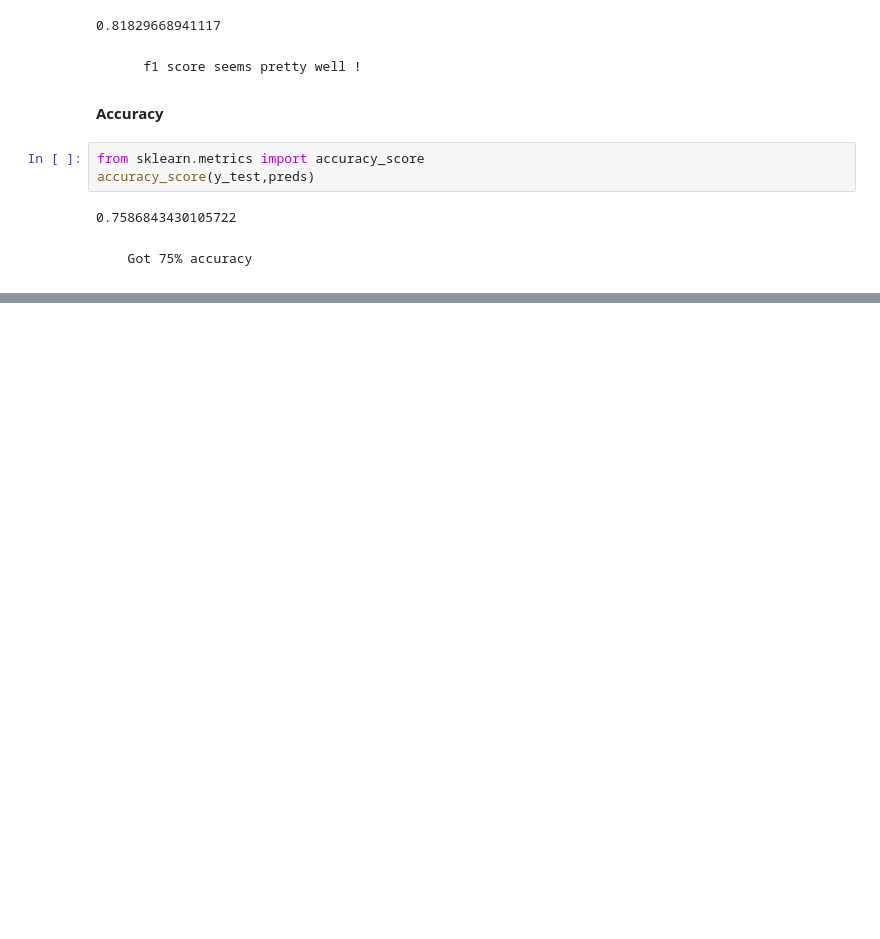
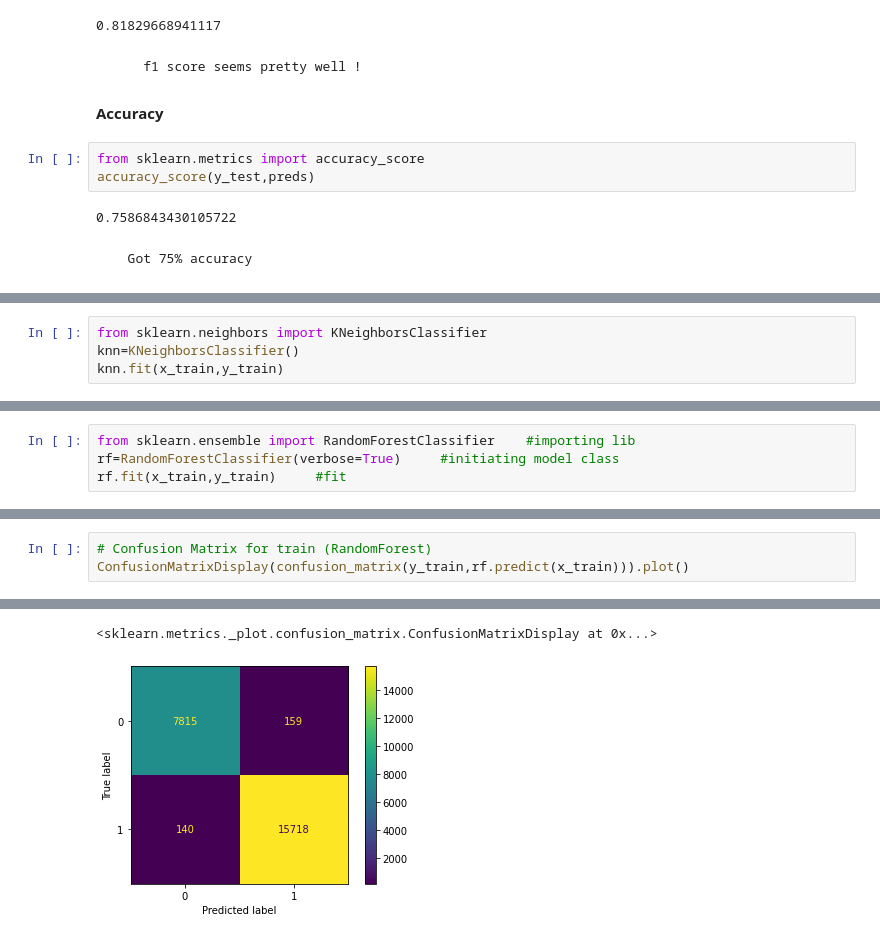
Before and after one commit to ajayn3300/Android-Authenticity-Prediction--Classification-, a Jupyter notebook: ANDRIOD_AUTHENTICITY_PREDICTION.ipynb, the cells around one changed output, grey strips where cells are left out. Drawn from its saved outputs; the diff is of its cells as text; blank space fills up the shorter version.

```diff
--- a/ANDRIOD_AUTHENTICITY_PREDICTION.ipynb
+++ b/ANDRIOD_AUTHENTICITY_PREDICTION.ipynb
@@ -801,0 +811,4 @@ accuracy_score(y_test,preds)
+# %%
+from sklearn.neighbors import KNeighborsClassifier
+knn=KNeighborsClassifier()
+knn.fit(x_train,y_train)
@@ -801,0 +848,4 @@ accuracy_score(y_test,preds)
+# %%
+from sklearn.ensemble import RandomForestClassifier    #importing lib
+rf=RandomForestClassifier(verbose=True)     #initiating model class
+rf.fit(x_train,y_train)     #fit
@@ -801,0 +863,4 @@ accuracy_score(y_test,preds)
+# %%
+# Confusion Matrix for train (RandomForest)
+ConfusionMatrixDisplay(confusion_matrix(y_train,rf.predict(x_train))).plot()
+# %% [output]
@@ -801,0 +869,2 @@ accuracy_score(y_test,preds)
+<sklearn.metrics._plot.confusion_matrix.ConfusionMatrixDisplay at 0x...>
+[figure, added]
```
Also changed, not shown: parts of 30 cells of this notebook.
